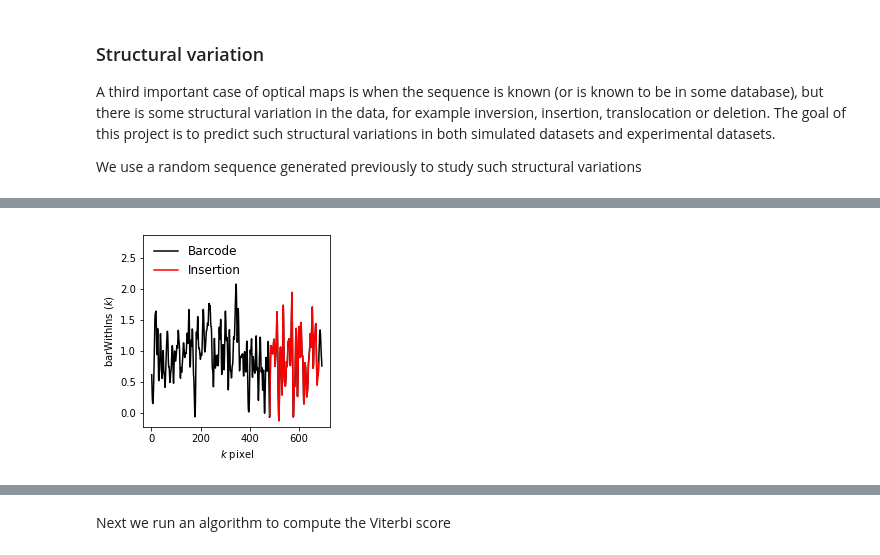
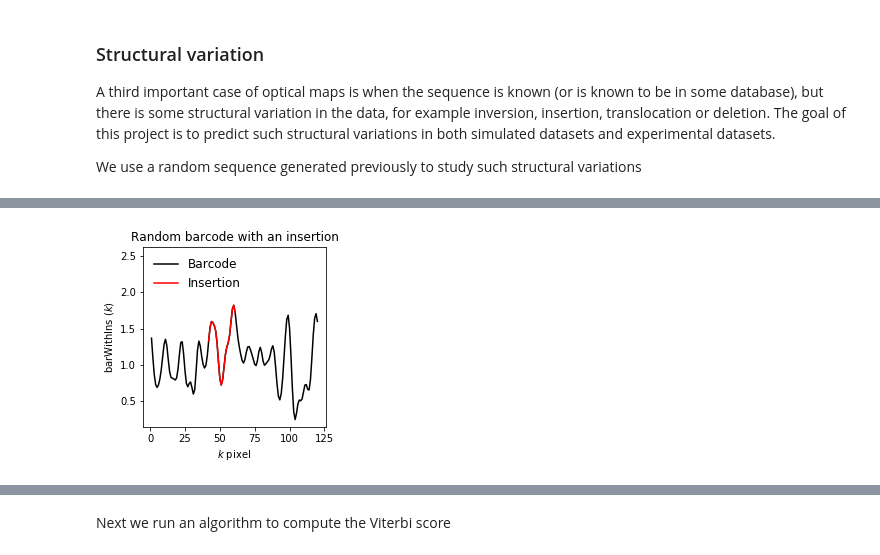
Before and after one commit to teokem/project-work-2018-albertasdvirnas, a Jupyter notebook: dnasv_project.ipynb, the cells around one changed output, grey strips where cells are left out. Saved outputs shown, nothing was run; the diff lists cells and outputs as text; code cells hidden in the pictures.

```diff
--- a/dnasv_project.ipynb
+++ b/dnasv_project.ipynb
@@ -149,0 +169,3 @@ We use a random sequence generated previously to study such structural variation
+# %%
+w = widgets.IntSlider(min=10,max=len(df.values),step=1,value=20)
+display(w)
@@ -150,43 +174,52 @@ We use a random sequence generated previously to study such structural variation
+# %%
+# length of intersection
+insertionLen = w.value
 # %%
-df = pd.read_csv('output/rand_data.csv', sep=',')
-df.values;
-
+# parameter describing the width of Gaussian filter
 q = psf/nmpx
 
-insertionLen = 200
+def create_random_insertion(df,insertionLen,q):
+    # define random vector
+    seq = np.random.normal(1,1,insertionLen);
 
-def create_random_insertion(df,insertionLen,q):
-    seq = np.random.normal(1,1,insertionLen);
+    # random insertion point
     instertionPlace = np.random.randint(len(df.values))
 
+    # create dataframe with insertion
     df2 = pd.DataFrame(data=seq,index=np.arange(instertionPlace+1,instertionPlace+len(seq)+1),columns=['barcode'])
 
+    # concatenate dataframes
     df3 = pd.concat([df.loc[:instertionPlace], df2, df.loc[instertionPlace+1:]]).reset_index(drop=True)
+
+    # convert this to timeseries
     vec =  hm.seq_to_timeseries(df3.values.ravel(),len(df3.values.ravel()),q);
 
+    # create a figure
     f = plt.figure(figsize=(8.9/2.54,8.9/2.54))
     ax = plt.axes()
 
+    # plot barcode with a variation
     ax.plot(np.arange(1,len(vec)+1), vec, color = 'black',label = 'Barcode')
     ax.set_xlabel('$k$ pixel')
     ax.set_ylabel('barWithIns $(k)$')
 
     ax.plot(np.arange(instertionPlace+1,instertionPlace+len(seq)+1), vec[np.arange(instertionPlace,instertionPlace+len(seq))], color = 'red',label='Insertion')
     ax.legend(loc='upper left',fontsize=12,frameon=False,markerfirst=True)
     ax.set_ylim([min(vec)-0.1,max(vec)+0.8])
+    plt.title('Random barcode with an insertion')
     plt.tight_layout()
-    #plt.savefig('output/figure3.eps',dpi=300)
+    plt.savefig('output/figure3.eps',dpi=300)
     plt.show()
 
     # save generated barcode using pandas
     df = pd.DataFrame(data=vec,index=np.arange(1,len(vec)+1),columns=['barcode'])
     df.to_csv("output/rand_vec_with_ins.csv", index=False,sep=',')
 
     return vec
 
 seqwithinsertion = create_random_insertion(df,insertionLen,q)
 # %% [output]
-[figure, old version]
+[figure, new version]
 # %% [markdown]
 ## Profile Hidden Markov Model
 
```
Also changed, not shown: parts of 11 cells of this notebook, 1 other file.
